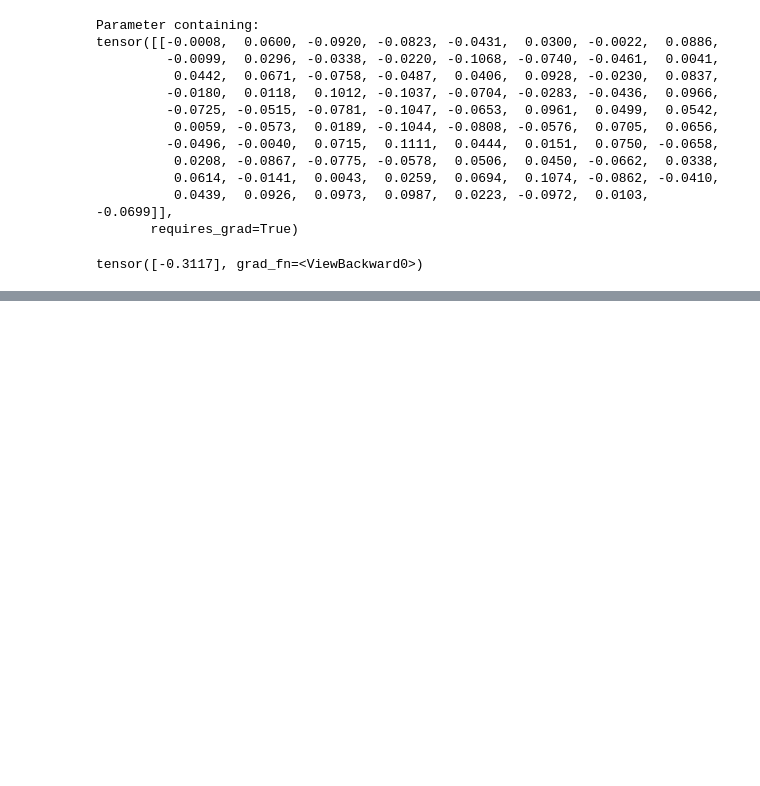
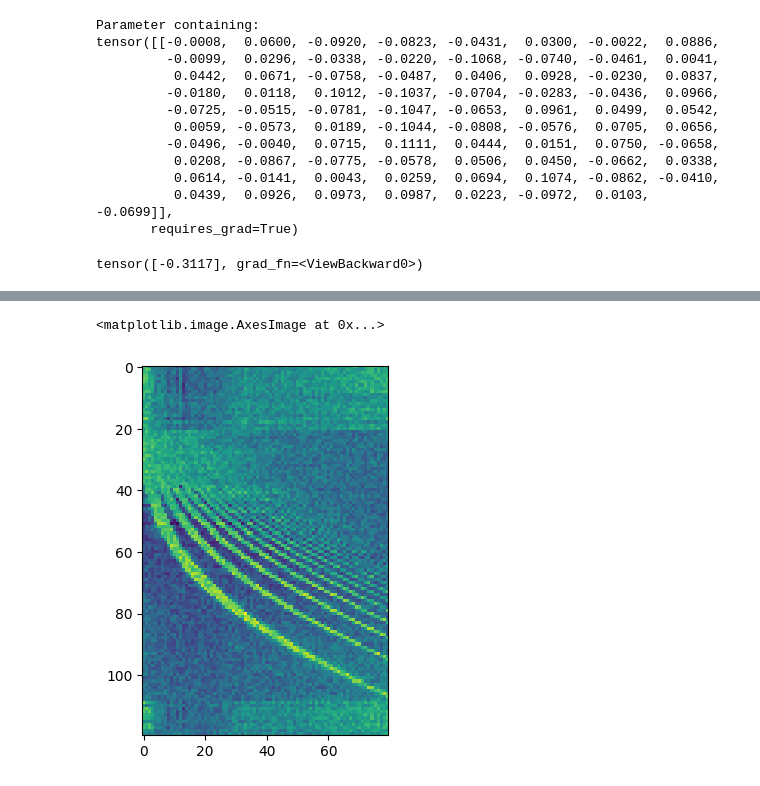
Before and after one commit to jdasam/ant5015, a Jupyter notebook: notebooks/3rd_week_note_classification.ipynb, the cells around one changed output, grey strips where cells are left out. Drawn from its saved outputs; the diff is of its cells as text; code cells hidden in the pictures; blank space fills up the shorter version.

```diff
--- a/notebooks/3rd_week_note_classification.ipynb
+++ b/notebooks/3rd_week_note_classification.ipynb
@@ -371,0 +494,8 @@ layer(spectrum), layer(spectrum).shape
+# %%
+# layer visualization
+
+# layer.weight.shape
+plt.imshow(layer.weight.detach())
+# %% [output]
+<matplotlib.image.AxesImage at 0x...>
+[figure, added]
```
Also changed, not shown: parts of 18 cells of this notebook.
